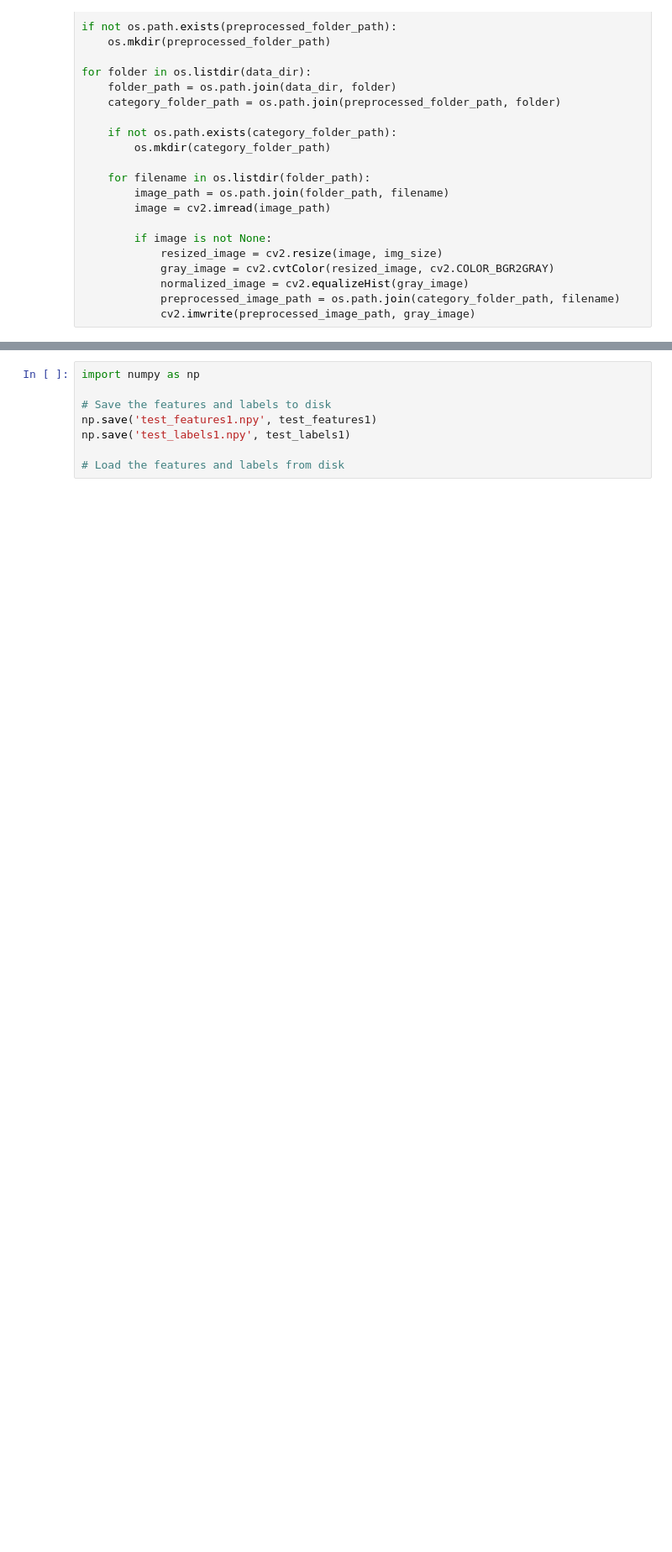
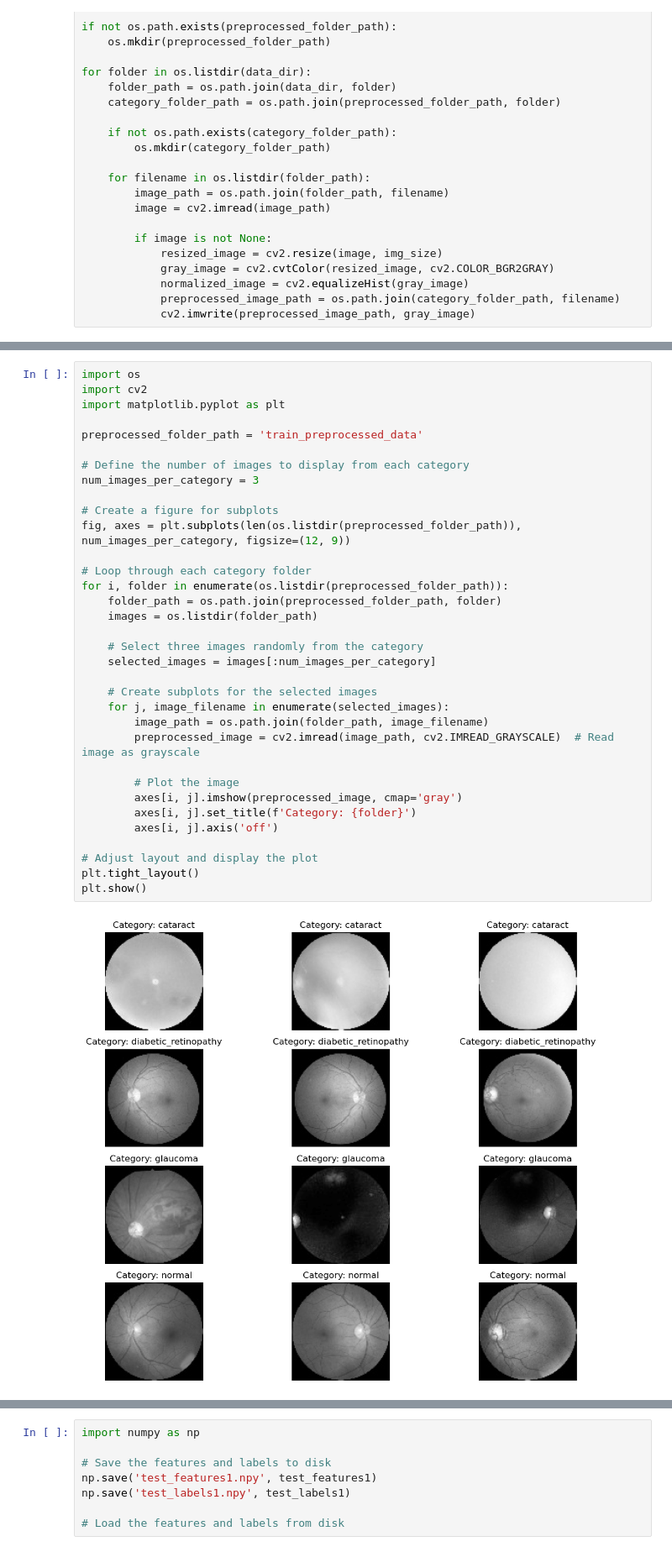
Before and after one commit to TeamMalloc/final-year-ML-projcet, a Jupyter notebook: Mutalib/CSE-402/SVM-train-test.ipynb, the cells around one changed output, grey strips where cells are left out. Shown at 84% size. Drawn from its saved outputs; the diff is of its cells as text; blank space fills up the shorter version.

```diff
--- a/Mutalib/CSE-402/SVM-train-test.ipynb
+++ b/Mutalib/CSE-402/SVM-train-test.ipynb
@@ -47,3 +87,39 @@ for folder in os.listdir(data_dir):
+# %%
+import os
+import cv2
+import matplotlib.pyplot as plt
+
+preprocessed_folder_path = 'train_preprocessed_data'
+
+# Define the number of images to display from each category
+num_images_per_category = 3
+
+# Create a figure for subplots
+fig, axes = plt.subplots(len(os.listdir(preprocessed_folder_path)), num_images_per_category, figsize=(12, 9))
+
+# Loop through each category folder
+for i, folder in enumerate(os.listdir(preprocessed_folder_path)):
+    folder_path = os.path.join(preprocessed_folder_path, folder)
+    images = os.listdir(folder_path)
+
+    # Select three images randomly from the category
+    selected_images = images[:num_images_per_category]
+
+    # Create subplots for the selected images
+    for j, image_filename in enumerate(selected_images):
+        image_path = os.path.join(folder_path, image_filename)
+        preprocessed_image = cv2.imread(image_path, cv2.IMREAD_GRAYSCALE)  # Read image as grayscale
+
+        # Plot the image
+        axes[i, j].imshow(preprocessed_image, cmap='gray')
+        axes[i, j].set_title(f'Category: {folder}')
+        axes[i, j].axis('off')
+
+# Adjust layout and display the plot
+plt.tight_layout()
+plt.show()
+# %% [output]
+[figure, added]
 # %%
 ## Image preprocessing------------------
 data_dir = 'Splited_Dataset/test'
```
Also changed, not shown: parts of 21 cells of this notebook, 2 other files.
